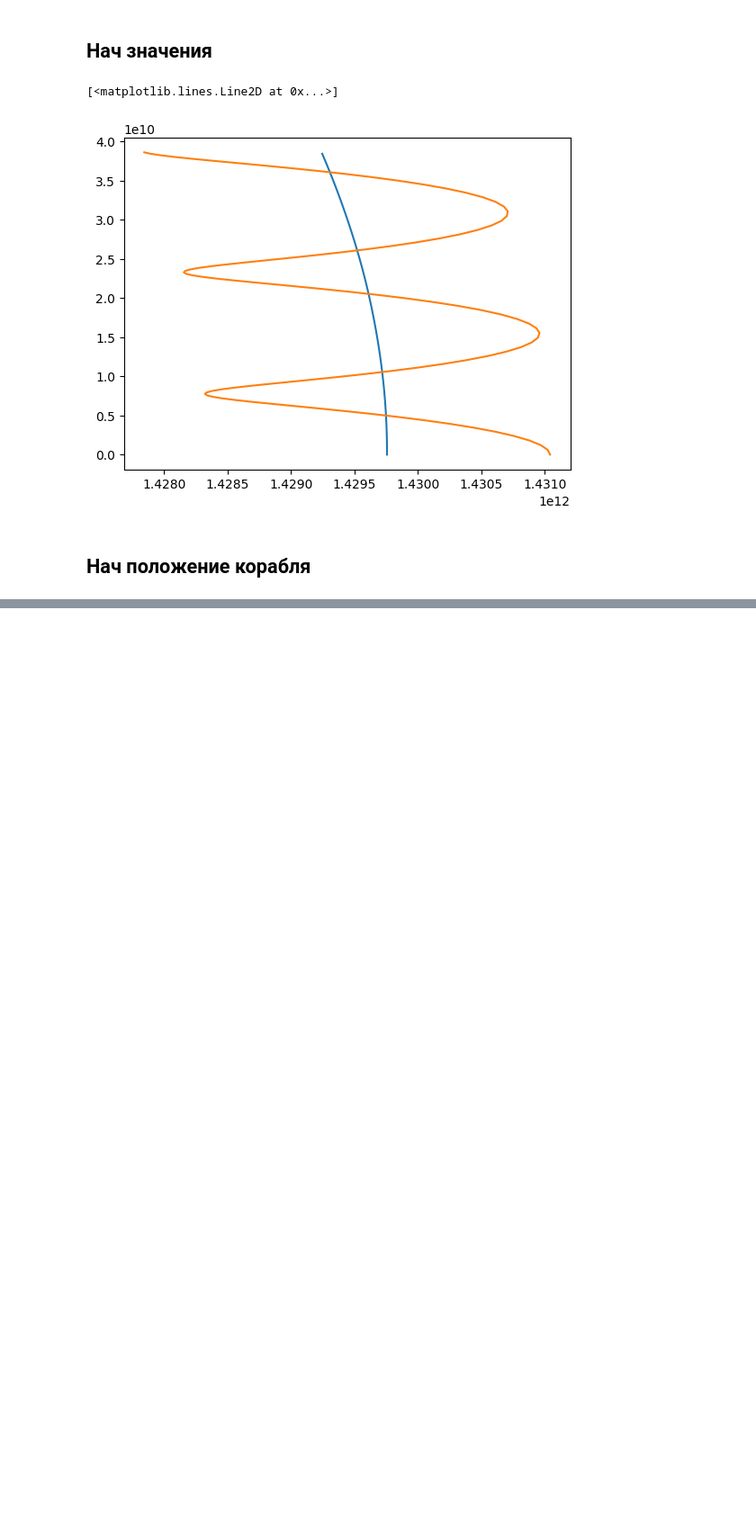
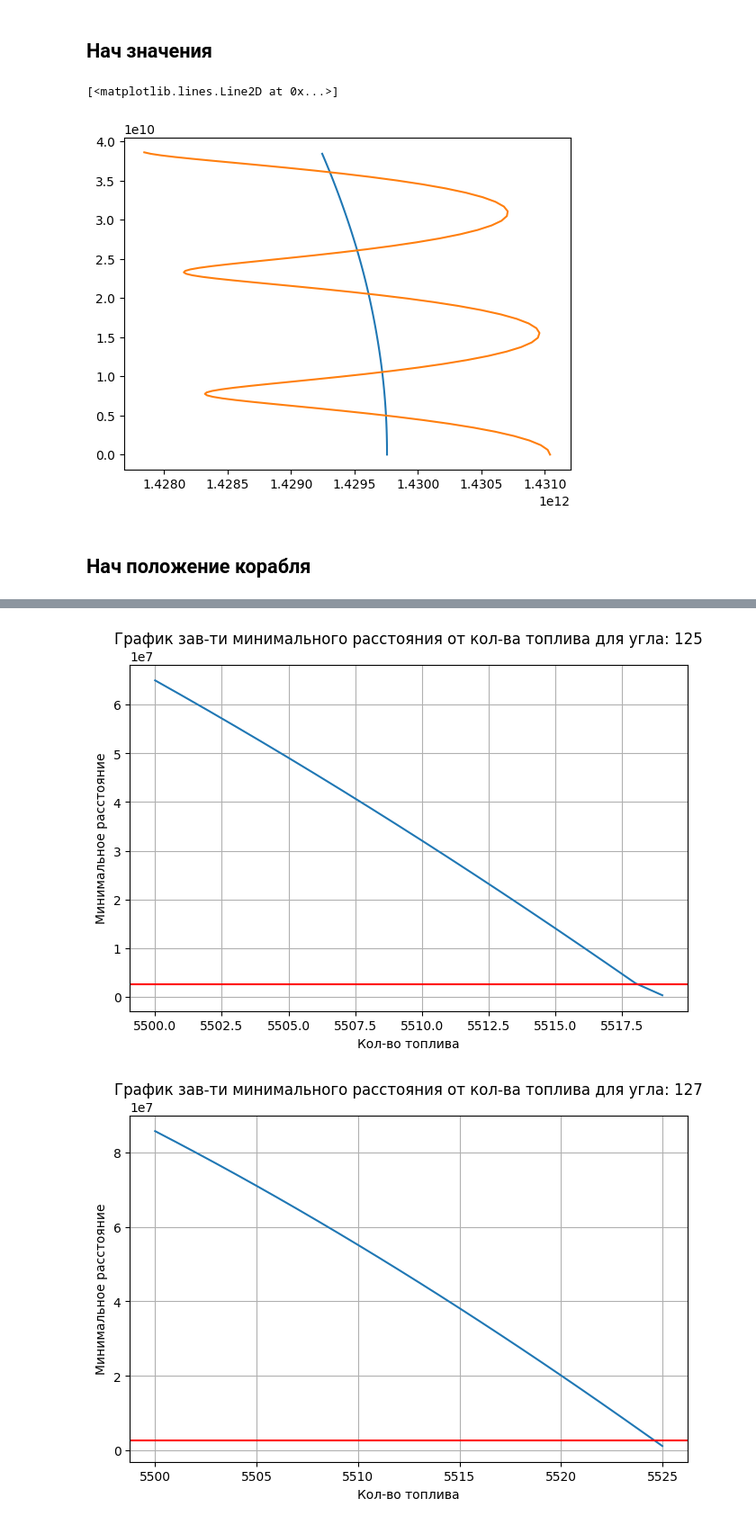
Before and after one commit to Mis-prog/matmod-7sem, a Jupyter notebook: labs/lab1/polina/lab1_var4.ipynb, the cells around one changed output, grey strips where cells are left out. Shown at 90% size. Cells and saved outputs as stored; diff of their text form; code cells hidden in the pictures; blank space fills up the shorter version.

```diff
--- a/labs/lab1/polina/lab1_var4.ipynb
+++ b/labs/lab1/polina/lab1_var4.ipynb
@@ -264,2 +259,35 @@ def save_to_csv(data, filename):
+# %%
+def save_to_csv(data, filename):
+    with open(filename, mode='w', newline='') as file:
+        writer = csv.writer(file)
+        writer.writerow(["Angle", "MT"])
+        writer.writerows(data)
+
+def save_min_dist(data, filename):
+    converted_data = [(angle, [(float(mt), float(dist)) for mt, dist in curr_dist]) for angle, curr_dist in data]
+    with open(filename, 'w') as f:
+        json.dump(converted_data, f, indent=4)
+
+def plot_min_dist_time(data):
+    plt.plot(distance(data[0],data[1],data[2],data[3]))
+    plt.axhline(y = Constants.R3,color='r', linestyle='--' )
+    plt.show()
+
+def plot_min_dist_mt(filename):
+    with open(filename, 'r') as f:
+        MIN_DIST = json.load(f)
+
+    for angle, curr_dist in MIN_DIST:
+        mt_values = [mt for mt, dist in curr_dist]
+        dist_values = [dist for mt, dist in curr_dist]
+
+        plt.figure(figsize=(8, 5))
+        plt.plot(mt_values, dist_values)
+        plt.axhline(y=Constants.R3, color = 'r')
+        plt.xlabel('Кол-во топлива')
+        plt.ylabel('Минимальное расстояние')
+        plt.title(f'График зав-ти минимального расстояния от кол-ва топлива для угла: {angle}')
+        plt.grid(True)
+        plt.show()
 # %%
 MT_MIN = []
@@ -289,3 +324,8 @@ save_to_csv(MT_MIN,'result_new.csv')
+# %%
+plot_min_dist_mt('result_min_dist.json')
+# %% [output]
+[figure, added]
+[figure, added]
 # %%
 data=pd.read_csv('result_new.csv',sep=',')
 plt.plot(data.Angle,data.MT)
```
Also changed, not shown: parts of 10 cells of this notebook, 3 other files.
